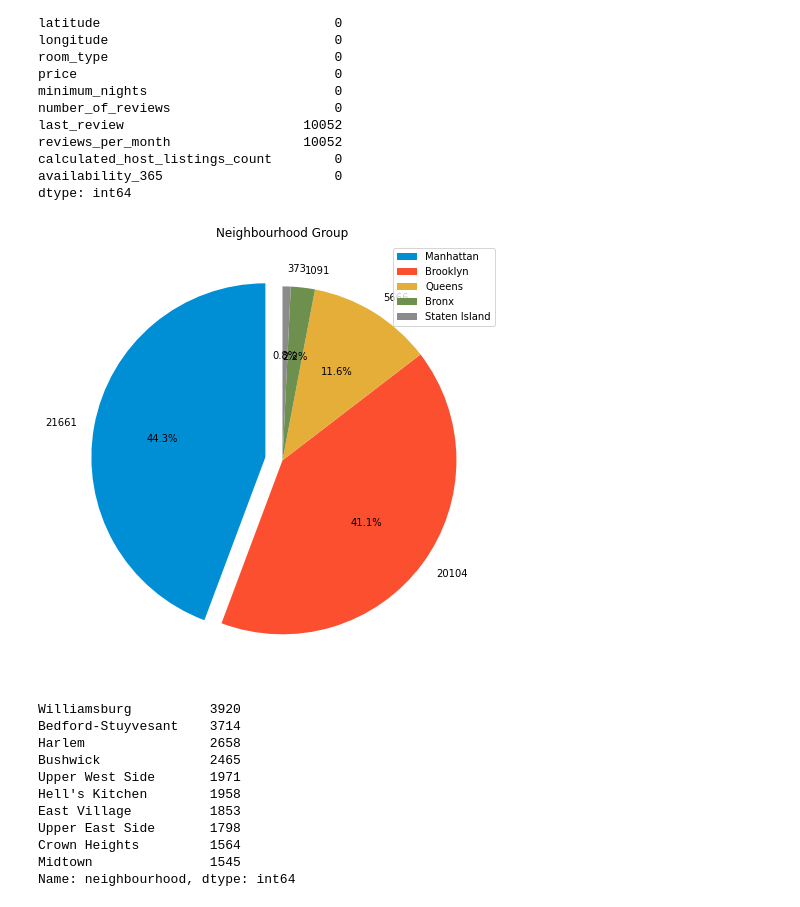
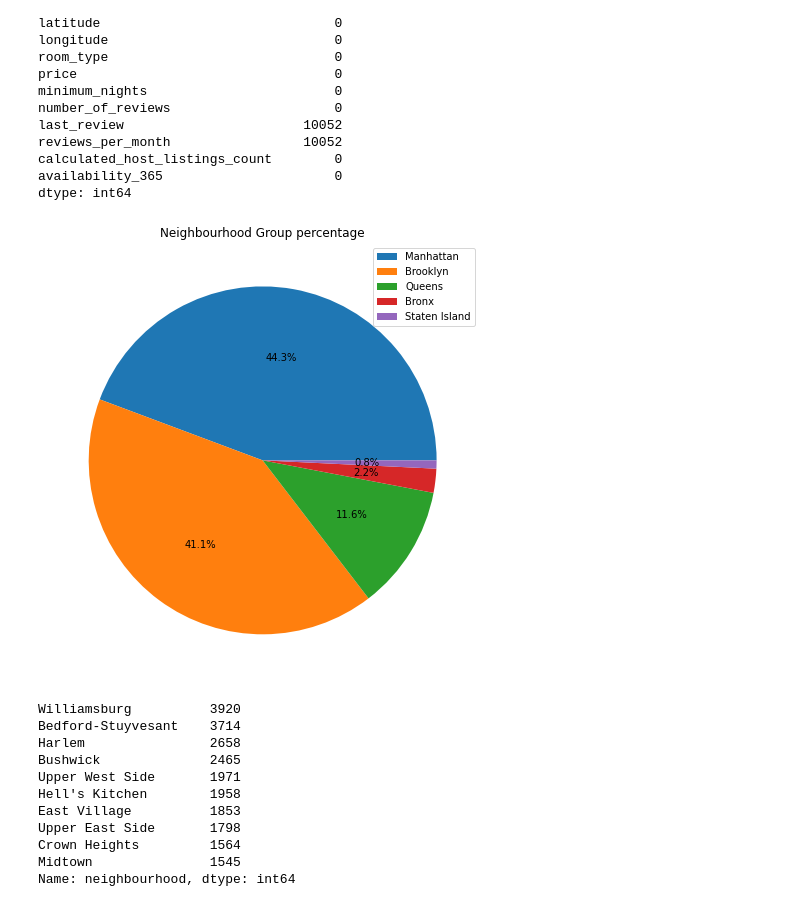
Before and after one commit to sravyagadam/EDA_Capstone, a Jupyter notebook: Copy_of_Airbnb_Bookings_Analysis_Capstone_Project.ipynb, the cells around one changed output. Cells and saved outputs as stored; diff of their text form; code cells hidden in the pictures.

```diff
--- a/Copy_of_Airbnb_Bookings_Analysis_Capstone_Project.ipynb
+++ b/Copy_of_Airbnb_Bookings_Analysis_Capstone_Project.ipynb
@@ -77,16 +77,14 @@ dtype: int64
 airbnb['reviews_per_month'].fillna(0,inplace=True)
 # %%
 labels = airbnb.neighbourhood_group.value_counts().index
-colors = ['#008fd5','#fc4f30','#e5ae38','#6d904f','#8b8b8b','#00FFFF']
-explode = (0.1,0,0,0,0)
 shape = airbnb.neighbourhood_group.value_counts().values
 plt.figure(figsize=(8,8))
-plt.pie(shape, explode = explode, labels=shape, colors= colors, autopct = '%1.1f%%', startangle=90)
+plt.pie(shape, autopct = '%1.1f%%')
 plt.legend(labels)
-plt.title('Neighbourhood Group')
+plt.title('Neighbourhood Group percentage')
 plt.show()
 # %% [output]
-[figure, old version]
+[figure, new version]
 # %%
 airbnb.neighbourhood.value_counts().head(10)
 # %% [output]
```
Also changed, not shown: parts of 6 cells of this notebook.
